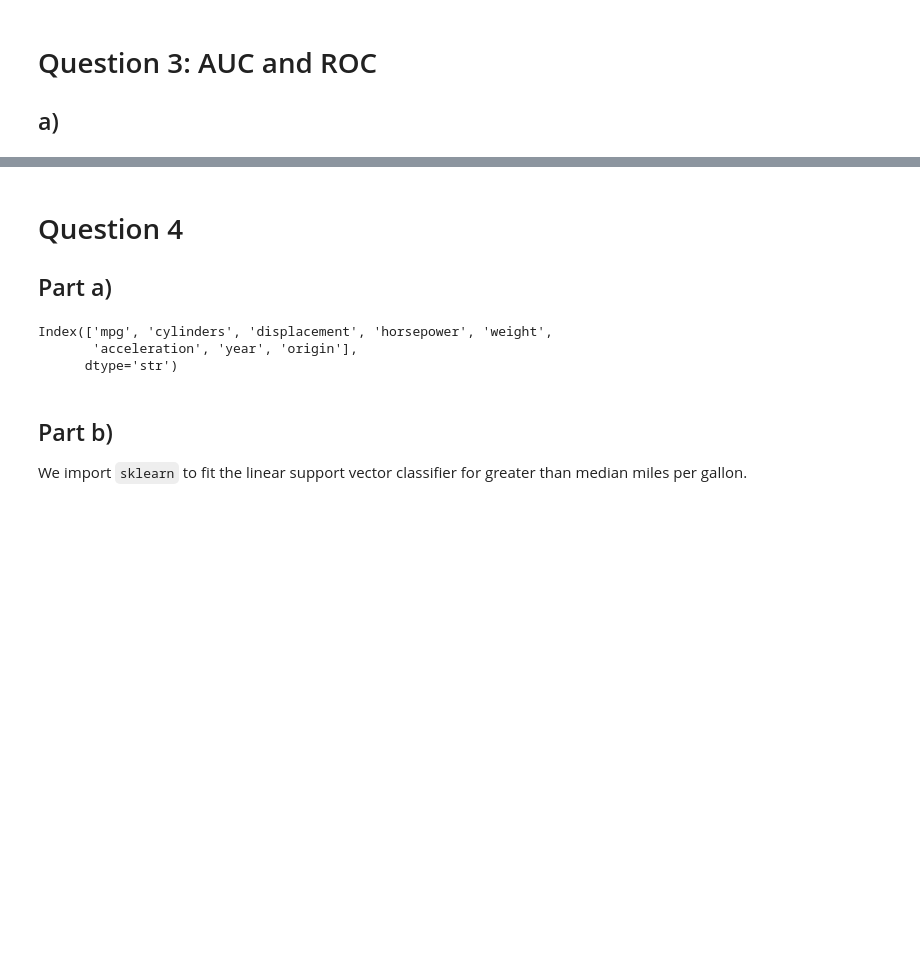
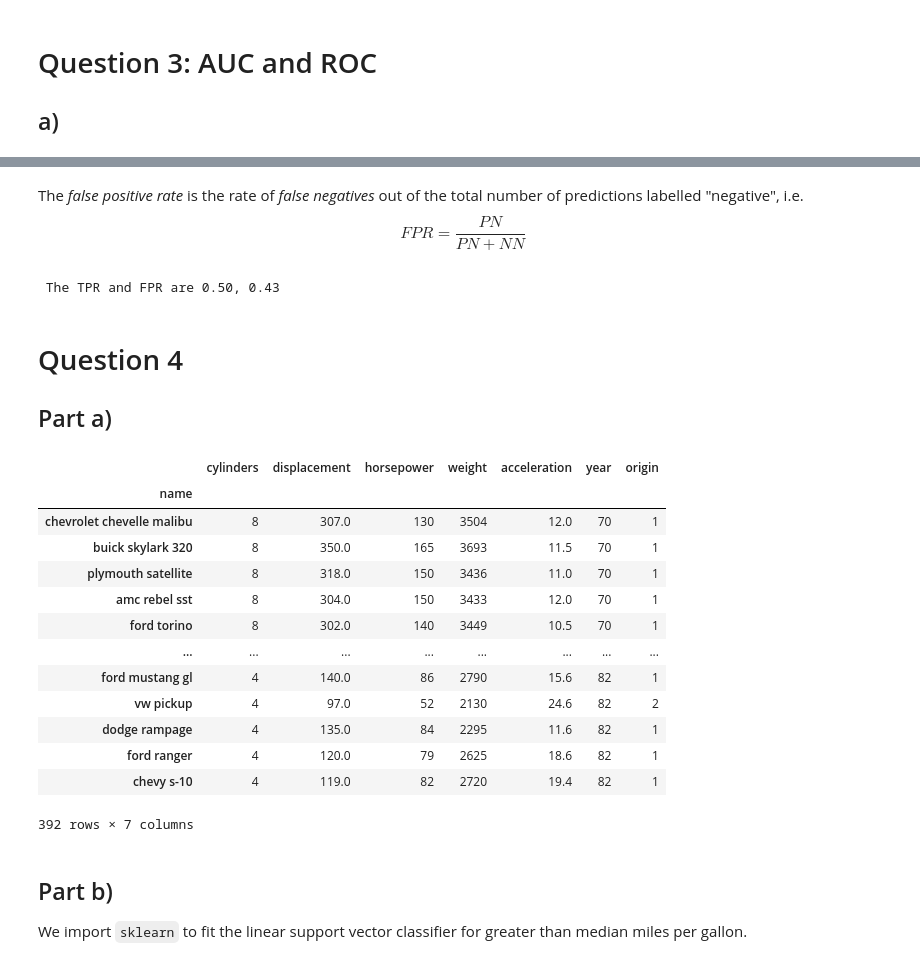
Before and after one commit to alexanderneva/s541a2, a Jupyter notebook: Untitled.ipynb, the cells around one changed output, grey strips where cells are left out. Cells and saved outputs as stored; diff of their text form; code cells hidden in the pictures; blank space fills up the shorter version.

```diff
--- a/Untitled.ipynb
+++ b/Untitled.ipynb
@@ -143,18 +189,40 @@ $(X_1,X_2,X_1^2,X_2^2)\mapsto(x,u,v,w)$.
+# %% [markdown]
+The *false positive rate* is the rate of *false negatives* out of the total number of predictions labelled "negative", i.e.
+$$
+FPR = \frac{PN}{PN+NN}
+$$
+# %%
+fpr = confuse[1,0]/sum(confuse[:,0])
+print("\n The TPR and FPR are {tpr:.2f}, {fpr:.2f}".format(tpr=tpr,fpr=fpr))
+# %% [output]
+ The TPR and FPR are 0.50, 0.43
 # %% [markdown]
 # Question 4
 
 ## Part a)
 # %%
-import pandas as pd
+
 import numpy as np
 from ISLP import load_data
 from matplotlib.pyplot import subplots, cm
 auto = load_data('Auto')
 auto.columns
+auto.drop('mpg',axis=1)
 # %% [output]
+|  | cylinders | displacement | horsepower | weight | acceleration | year | origin |
+| name |  |  |  |  |  |  |  |
+| chevrolet chevelle malibu | 8 | 307.0 | 130 | 3504 | 12.0 | 70 | 1 |
+| buick skylark 320 | 8 | 350.0 | 165 | 3693 | 11.5 | 70 | 1 |
+| plymouth satellite | 8 | 318.0 | 150 | 3436 | 11.0 | 70 | 1 |
+| amc rebel sst | 8 | 304.0 | 150 | 3433 | 12.0 | 70 | 1 |
+| ford torino | 8 | 302.0 | 140 | 3449 | 10.5 | 70 | 1 |
+| ... | ... | ... | ... | ... | ... | ... | ... |
+| ford mustang gl | 4 | 140.0 | 86 | 2790 | 15.6 | 82 | 1 |
+| vw pickup | 4 | 97.0 | 52 | 2130 | 24.6 | 82 | 2 |
+| dodge rampage | 4 | 135.0 | 84 | 2295 | 11.6 | 82 | 1 |
+| ford ranger | 4 | 120.0 | 79 | 2625 | 18.6 | 82 | 1 |
+| chevy s-10 | 4 | 119.0 | 82 | 2720 | 19.4 | 82 | 1 |
-Index(['mpg', 'cylinders', 'displacement', 'horsepower', 'weight',
-       'acceleration', 'year', 'origin'],
-      dtype='str')
+392 rows × 7 columns
 # %%
 mpg_med = np.median(auto['mpg'])
 mpg_above = auto['mpg'] > mpg_med;
```
Also changed, not shown: parts of 8 cells of this notebook.
